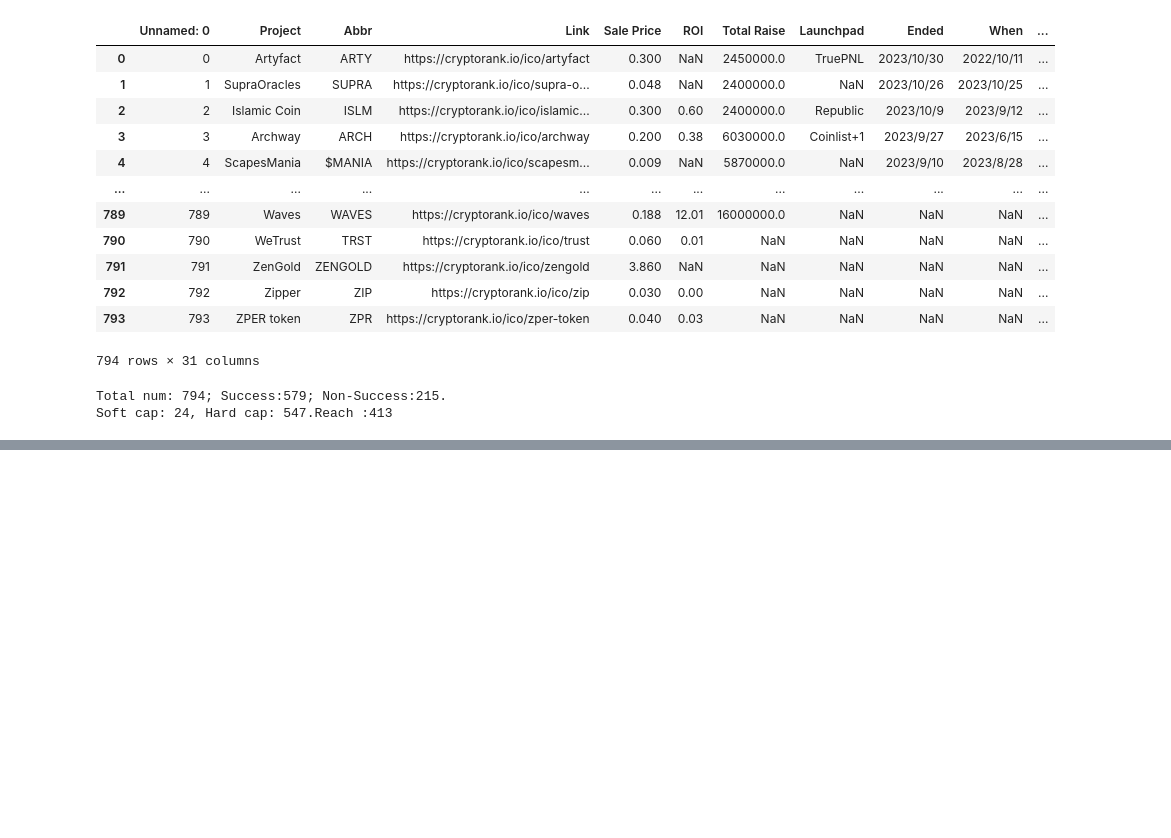
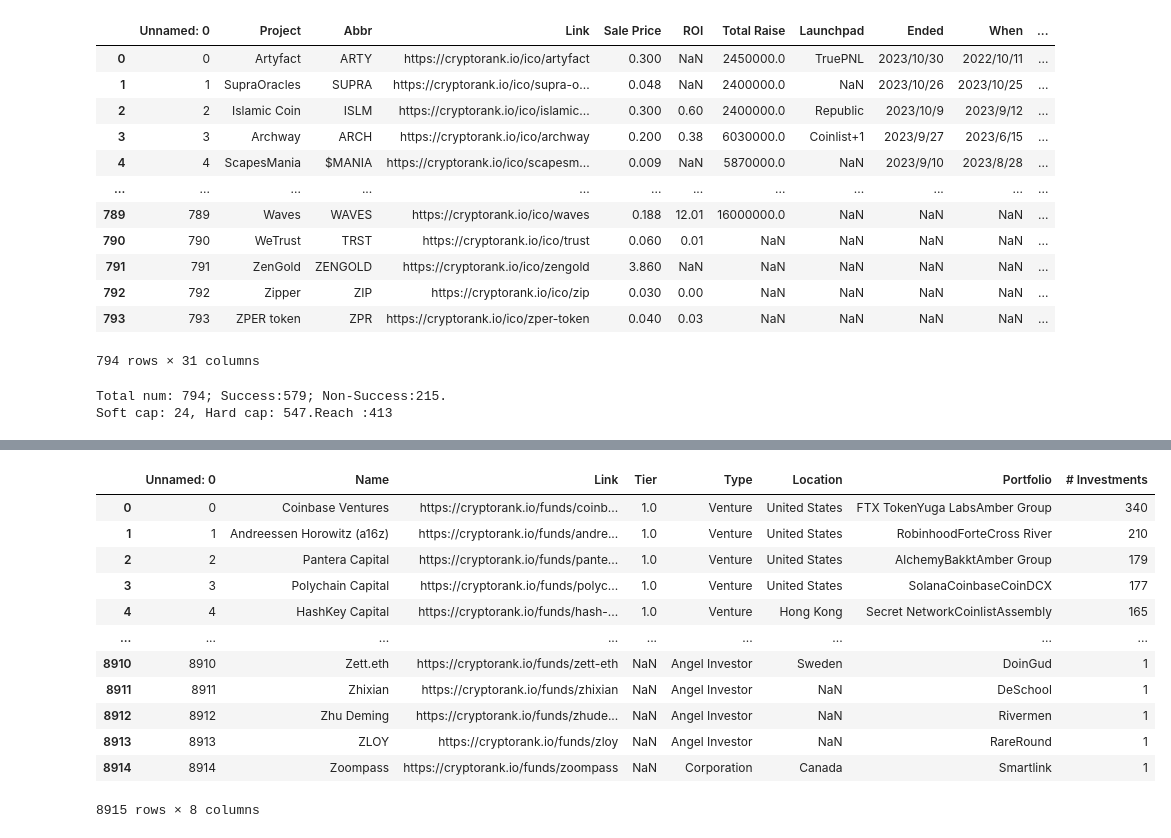
Before and after one commit to MaggieGeGe/ThesisCode, a Jupyter notebook: Code/venture.ipynb, the cells around one changed output, grey strips where cells are left out. Cells and saved outputs as stored; diff of their text form; code cells hidden in the pictures; blank space fills up the shorter version.

```diff
--- a/Code/venture.ipynb
+++ b/Code/venture.ipynb
@@ -82,0 +111,17 @@ Index(['Unnamed: 0', 'Project', 'Abbr', 'Link', 'Sale Price', 'ROI',
+# %%
+df_investor = pd.read_csv('../Data/venture_table.csv')
+df_investor
+# %% [output]
+|  | Unnamed: 0 | Name | Link | Tier | Type | Location | Portfolio | # Investments |
+| 0 | 0 | Coinbase Ventures | https://cryptorank.io/funds/coinb... | 1.0 | Venture | United States | FTX TokenYuga LabsAmber Group | 340 |
+| 1 | 1 | Andreessen Horowitz (a16z) | https://cryptorank.io/funds/andre... | 1.0 | Venture | United States | RobinhoodForteCross River | 210 |
+| 2 | 2 | Pantera Capital | https://cryptorank.io/funds/pante... | 1.0 | Venture | United States | AlchemyBakktAmber Group | 179 |
+| 3 | 3 | Polychain Capital | https://cryptorank.io/funds/polyc... | 1.0 | Venture | United States | SolanaCoinbaseCoinDCX | 177 |
+| 4 | 4 | HashKey Capital | https://cryptorank.io/funds/hash-... | 1.0 | Venture | Hong Kong | Secret NetworkCoinlistAssembly | 165 |
+| ... | ... | ... | ... | ... | ... | ... | ... | ... |
+| 8910 | 8910 | Zett.eth | https://cryptorank.io/funds/zett-eth | NaN | Angel Investor | Sweden | DoinGud | 1 |
+| 8911 | 8911 | Zhixian | https://cryptorank.io/funds/zhixian | NaN | Angel Investor | NaN | DeSchool | 1 |
+| 8912 | 8912 | Zhu Deming | https://cryptorank.io/funds/zhude... | NaN | Angel Investor | NaN | Rivermen | 1 |
+| 8913 | 8913 | ZLOY | https://cryptorank.io/funds/zloy | NaN | Angel Investor | NaN | RareRound | 1 |
+| 8914 | 8914 | Zoompass | https://cryptorank.io/funds/zoompass | NaN | Corporation | Canada | Smartlink | 1 |
+8915 rows × 8 columns
```
Also changed, not shown: parts of 8 cells of this notebook, 1 other file.
